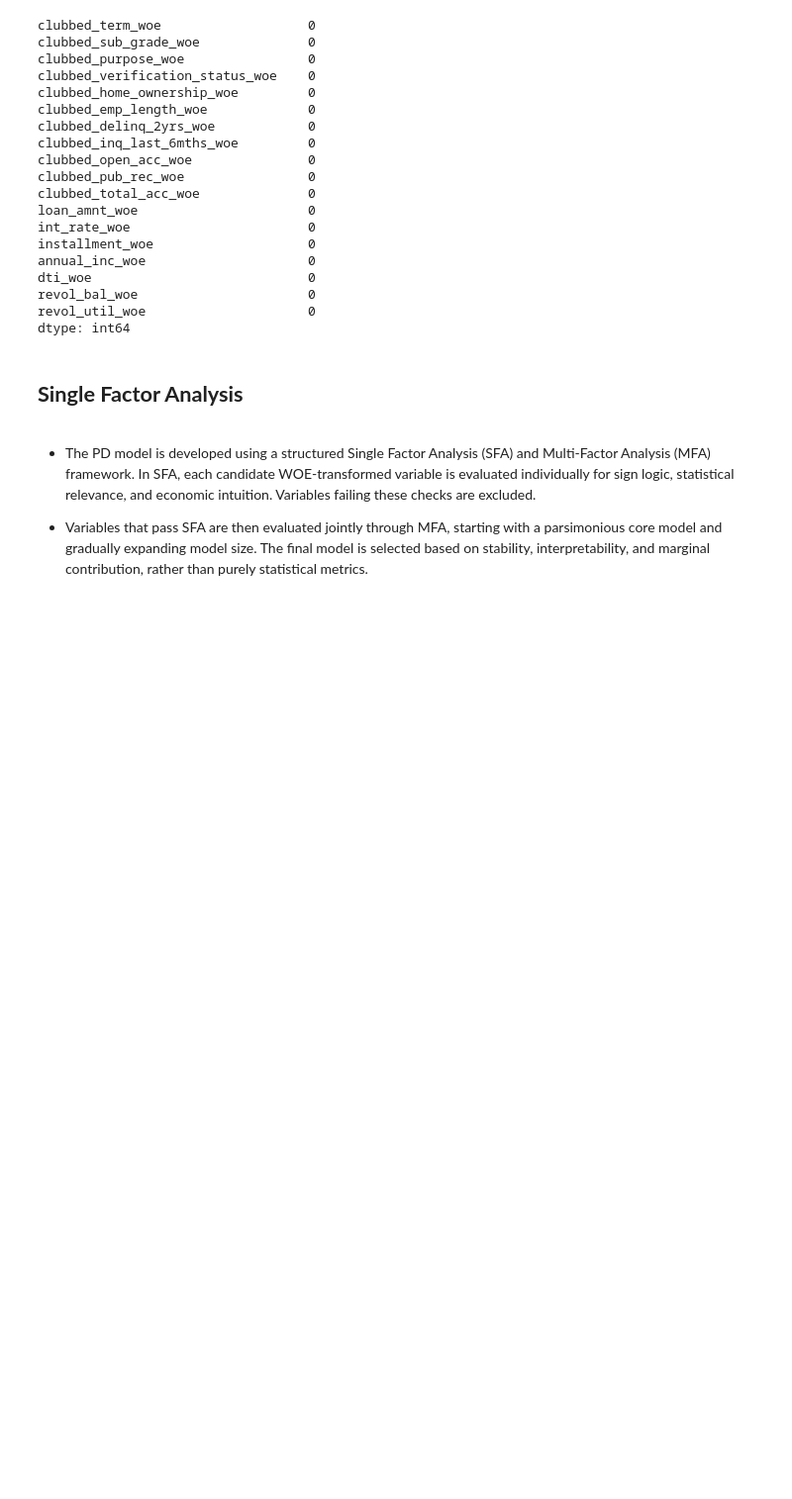
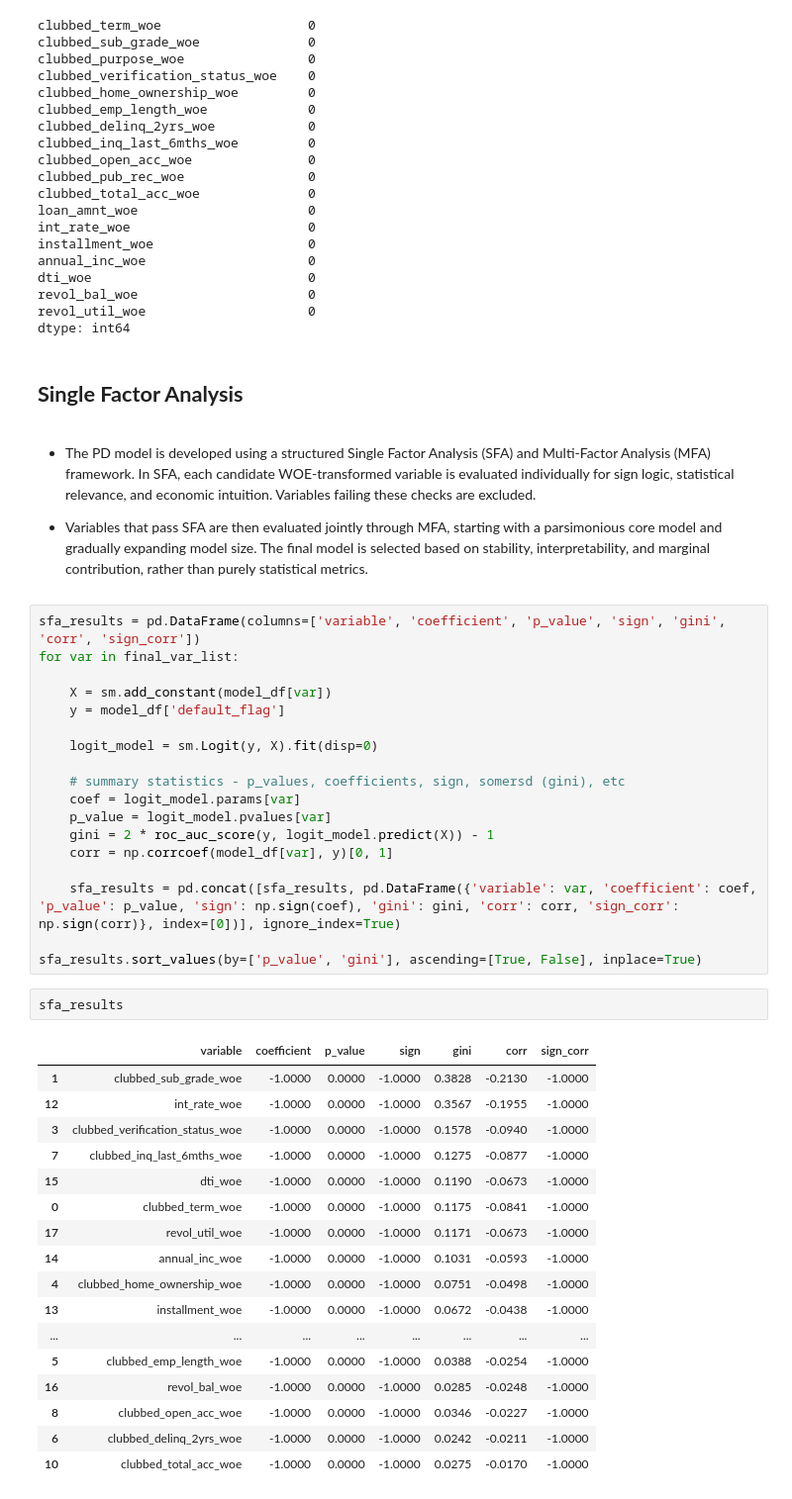
Before and after one commit to dipanshusharma2001/irb_retail_pd_sas_vs_python, a Jupyter notebook: notebooks/03_pd_model_development.ipynb, the cells around one changed output. Shown at 99% size. Cells and saved outputs as stored; diff of their text form; blank space fills up the shorter version.

```diff
--- a/notebooks/03_pd_model_development.ipynb
+++ b/notebooks/03_pd_model_development.ipynb
@@ -71,3 +71,41 @@ dtype: int64
 - The PD model is developed using a structured Single Factor Analysis (SFA) and Multi-Factor Analysis (MFA) framework. In SFA, each candidate WOE-transformed variable is evaluated individually for sign logic, statistical relevance, and economic intuition. Variables failing these checks are excluded.
 
 - Variables that pass SFA are then evaluated jointly through MFA, starting with a parsimonious core model and gradually expanding model size. The final model is selected based on stability, interpretability, and marginal contribution, rather than purely statistical metrics.
+# %%
+sfa_results = pd.DataFrame(columns=['variable', 'coefficient', 'p_value', 'sign', 'gini', 'corr', 'sign_corr'])
+for var in final_var_list:
+
+    X = sm.add_constant(model_df[var])
+    y = model_df['default_flag']
+
+    logit_model = sm.Logit(y, X).fit(disp=0)
+
+    # summary statistics - p_values, coefficients, sign, somersd (gini), etc
+    coef = logit_model.params[var]
+    p_value = logit_model.pvalues[var]
+    gini = 2 * roc_auc_score(y, logit_model.predict(X)) - 1
+    corr = np.corrcoef(model_df[var], y)[0, 1]
+
+    sfa_results = pd.concat([sfa_results, pd.DataFrame({'variable': var, 'coefficient': coef, 'p_value': p_value, 'sign': np.sign(coef), 'gini': gini, 'corr': corr, 'sign_corr': np.sign(corr)}, index=[0])], ignore_index=True)
+
+sfa_results.sort_values(by=['p_value', 'gini'], ascending=[True, False], inplace=True)
+# %%
+sfa_results
+# %% [output]
+|  | variable | coefficient | p_value | sign | gini | corr | sign_corr |
+| 1 | clubbed_sub_grade_woe | -1.0000 | 0.0000 | -1.0000 | 0.3828 | -0.2130 | -1.0000 |
+| 12 | int_rate_woe | -1.0000 | 0.0000 | -1.0000 | 0.3567 | -0.1955 | -1.0000 |
+| 3 | clubbed_verification_status_woe | -1.0000 | 0.0000 | -1.0000 | 0.1578 | -0.0940 | -1.0000 |
+| 7 | clubbed_inq_last_6mths_woe | -1.0000 | 0.0000 | -1.0000 | 0.1275 | -0.0877 | -1.0000 |
+| 15 | dti_woe | -1.0000 | 0.0000 | -1.0000 | 0.1190 | -0.0673 | -1.0000 |
+| 0 | clubbed_term_woe | -1.0000 | 0.0000 | -1.0000 | 0.1175 | -0.0841 | -1.0000 |
+| 17 | revol_util_woe | -1.0000 | 0.0000 | -1.0000 | 0.1171 | -0.0673 | -1.0000 |
+| 14 | annual_inc_woe | -1.0000 | 0.0000 | -1.0000 | 0.1031 | -0.0593 | -1.0000 |
+| 4 | clubbed_home_ownership_woe | -1.0000 | 0.0000 | -1.0000 | 0.0751 | -0.0498 | -1.0000 |
+| 13 | installment_woe | -1.0000 | 0.0000 | -1.0000 | 0.0672 | -0.0438 | -1.0000 |
+| ... | ... | ... | ... | ... | ... | ... | ... |
+| 5 | clubbed_emp_length_woe | -1.0000 | 0.0000 | -1.0000 | 0.0388 | -0.0254 | -1.0000 |
+| 16 | revol_bal_woe | -1.0000 | 0.0000 | -1.0000 | 0.0285 | -0.0248 | -1.0000 |
+| 8 | clubbed_open_acc_woe | -1.0000 | 0.0000 | -1.0000 | 0.0346 | -0.0227 | -1.0000 |
+| 6 | clubbed_delinq_2yrs_woe | -1.0000 | 0.0000 | -1.0000 | 0.0242 | -0.0211 | -1.0000 |
+| 10 | clubbed_total_acc_woe | -1.0000 | 0.0000 | -1.0000 | 0.0275 | -0.0170 | -1.0000 |
```
Also changed, not shown: parts of 7 cells of this notebook, 1 other file.
